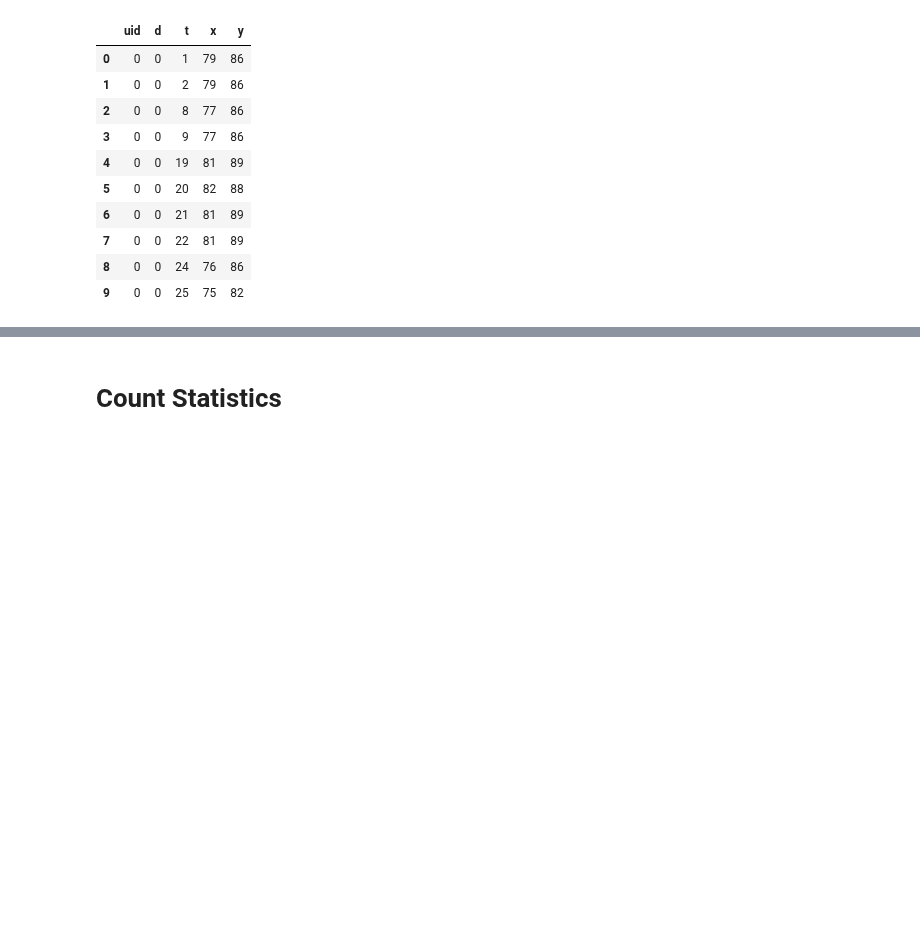
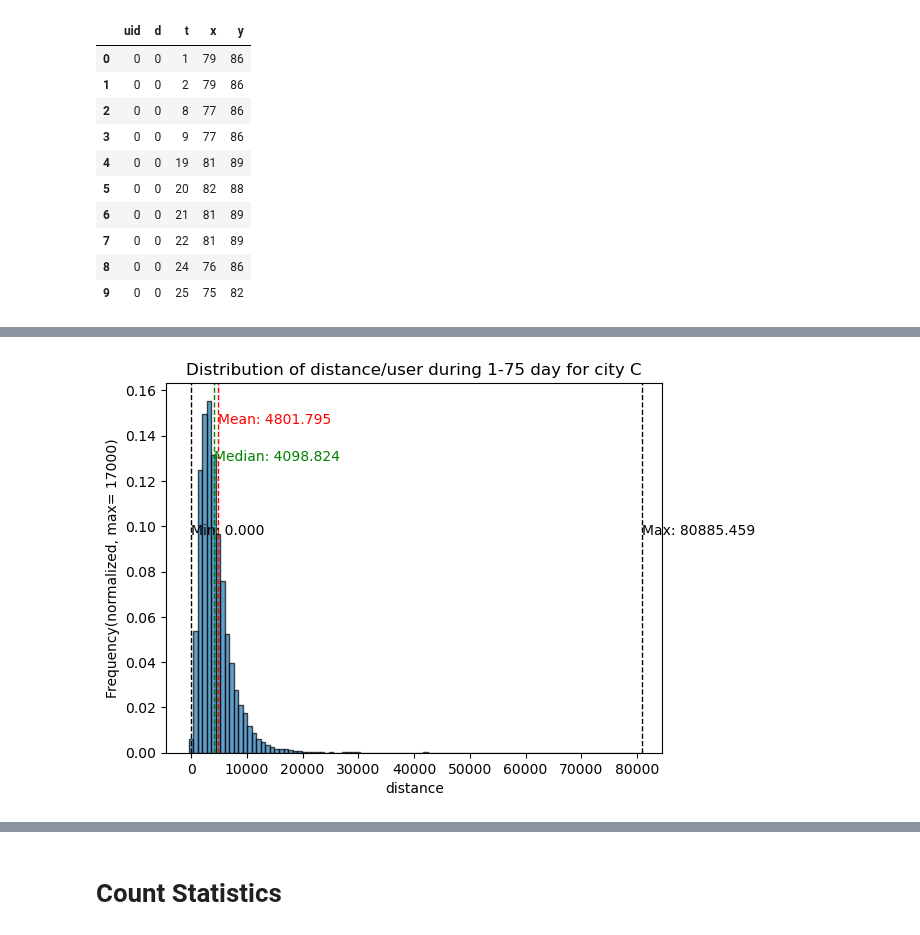
Before and after one commit to RobinsonXing/hmpc2024, a Jupyter notebook: analysis_data.ipynb, the cells around one changed output, grey strips where cells are left out. Drawn from its saved outputs; the diff is of its cells as text; code cells hidden in the pictures; blank space fills up the shorter version.

```diff
--- a/analysis_data.ipynb
+++ b/analysis_data.ipynb
@@ -387,0 +391,6 @@ A.dataframe[:10]
+# %%
+C.reinitial()
+C.mask_users()
+C.plot_bar('dpu')
+# %% [output]
+[figure, added]
```
Also changed, not shown: parts of 23 cells of this notebook.
